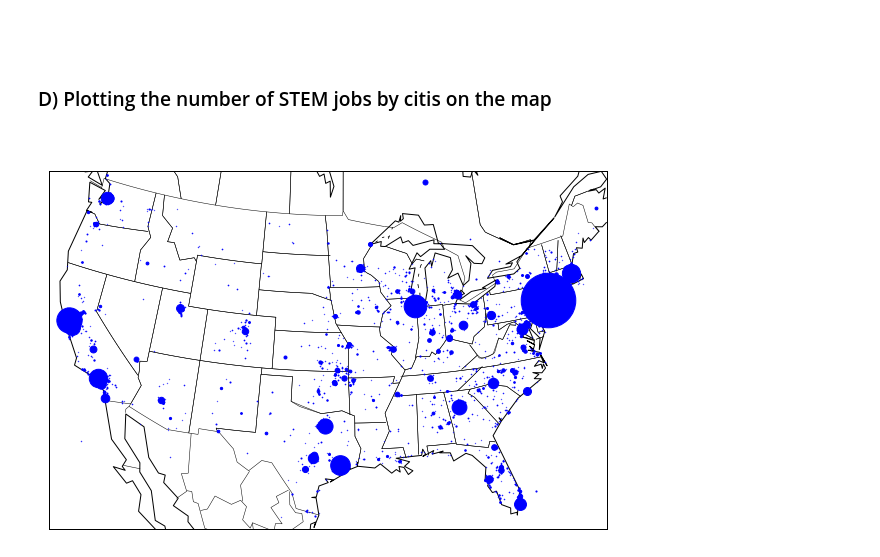
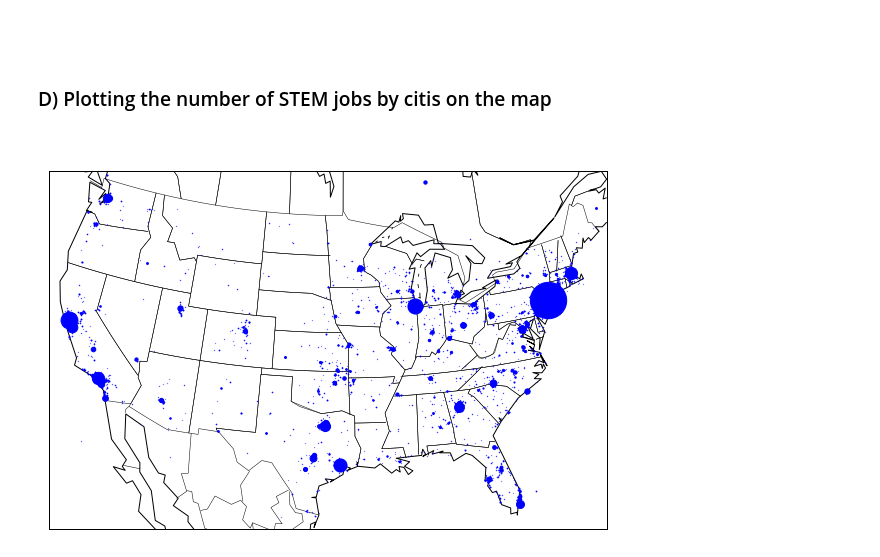
Before and after one commit to brandon-park/H1B_Analysis, a Jupyter notebook: H1B Analysis.ipynb, the cells around one changed output. Saved outputs shown, nothing was run; the diff lists cells and outputs as text; code cells hidden in the pictures.

```diff
--- a/H1B Analysis.ipynb
+++ b/H1B Analysis.ipynb
@@ -364,19 +351,19 @@ cities = df_STEM_city[['lon','lat','WORKSITE_CITY_COUNT']].values.tolist()
 # %%
 # draw tha map and plot the value
 
 plt.figure(figsize=(10,10))
 map = Basemap(llcrnrlon=-119,llcrnrlat=22,urcrnrlon=-64,urcrnrlat=49,
         projection='lcc',lat_1=32,lat_2=45,lon_0=-95)
 map.drawmapboundary()
 map.drawcoastlines()
 map.drawstates()
 map.drawcountries()
 
 
 # Get the location of each city and plot it
 for (lon,lat,count) in cities:
     x, y = map(lon, lat)
-    map.plot(x,y,marker='o',color='blue', markersize=math.sqrt(count)*0.3)
+    map.plot(x,y,marker='o',color='blue', markersize=math.sqrt(count)*0.2)
 plt.show()
 # %% [output]
-[figure, old version]
+[figure, new version]
```
Also changed, not shown: parts of 3 cells of this notebook.
